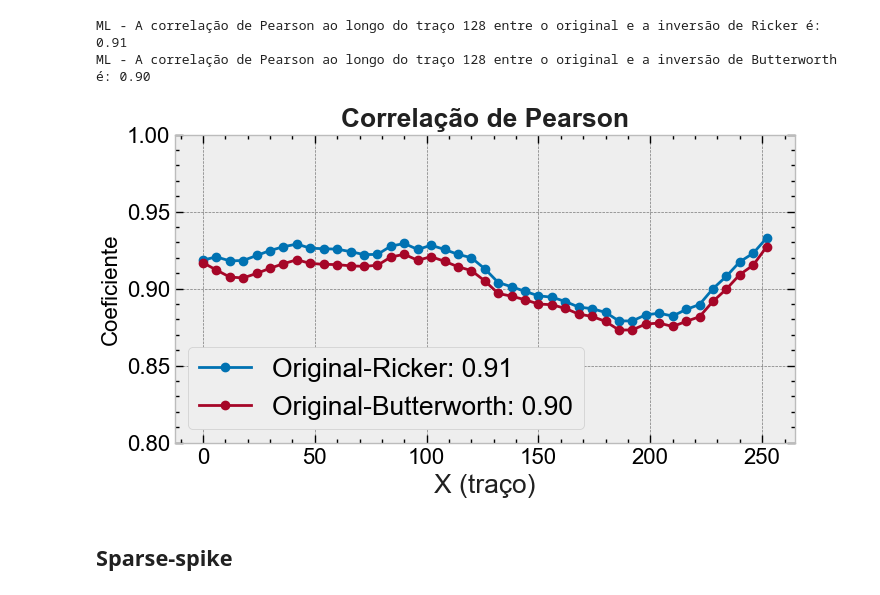
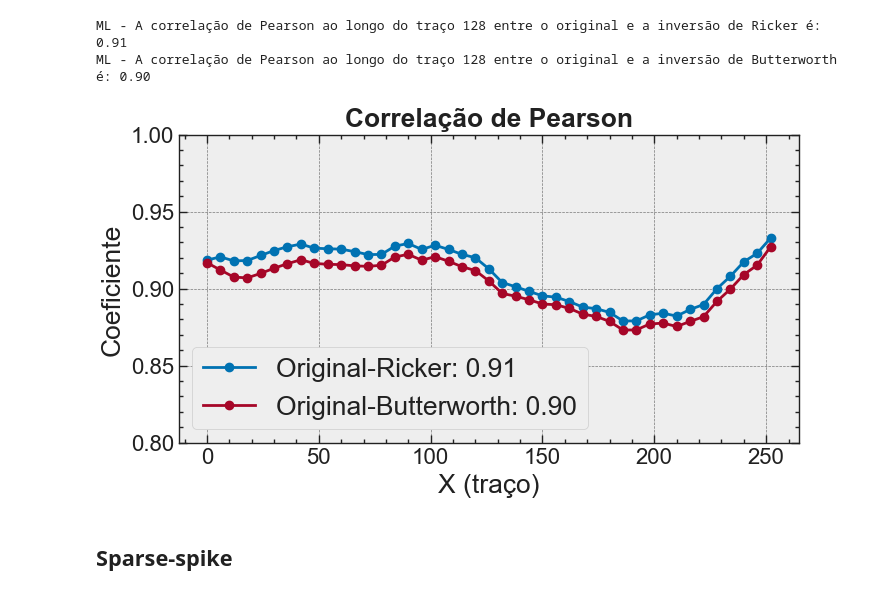
Before and after one commit to albano-a/tcc_methodology, a Jupyter notebook: stats.ipynb, the cells around one changed output. Drawn from its saved outputs; the diff is of its cells as text; code cells hidden in the pictures.

```diff
--- a/stats.ipynb
+++ b/stats.ipynb
@@ -27,6 +27,20 @@ FONT_SIZE = 19
 LABEL_SIZE = 16
 VMIN = 6000
 VMAX = 17000
+
+plt.rcParams.update(
+    {
+        "axes.labelsize": LABEL_SIZE,
+        "axes.titlesize": FONT_SIZE,
+        "xtick.labelsize": LABEL_SIZE,
+        "ytick.labelsize": LABEL_SIZE,
+        "text.color": TEXT_COLOR,
+        "axes.labelcolor": TEXT_COLOR,
+        "axes.edgecolor": TEXT_COLOR,
+        "xtick.color": TEXT_COLOR,
+        "ytick.color": TEXT_COLOR,
+    }
+)
 # %%
 imp_30hz = np.load("Uncompressed/impedance_30hz.npy")
 imp_back = np.load("Uncompressed/impedance_background.npy")
@@ -330,36 +412,36 @@ plt.figure(figsize=(8, 4))
 plt.plot(
     values,
     ml_correlation_or,
     "o-",
     label=f"Original-Ricker: {np.mean(ml_correlation_or):.2f}",
     lw=2,
     color=PRIMARY,
 )
 plt.plot(
     values,
     ml_correlation_ob,
     "o-",
     label=f"Original-Butterworth: {np.mean(ml_correlation_ob):.2f}",
     lw=2,
     color=SECONDARY,
 )
 
 
 plt.title(
     "Correlação de Pearson", fontsize=FONT_SIZE, fontweight="bold", color=TEXT_COLOR
 )
 
 
 plt.legend(loc="lower left", fontsize=FONT_SIZE)
 plt.ylim(0.8, 1.00)
 plt.tick_params(axis="both", labelsize=LABEL_SIZE)
-plt.ylabel("Coeficiente")
+plt.ylabel("Coeficiente", fontsize=FONT_SIZE, color=TEXT_COLOR)
 plt.xlabel("X (traço)", fontsize=FONT_SIZE, color=TEXT_COLOR)
 
-#plt.savefig("simposio_figs/correlacao_pearson.png", dpi=300, bbox_inches="tight")
+# plt.savefig("simposio_figs/correlacao_pearson.png", dpi=300, bbox_inches="tight")
 plt.show()
 # %% [output]
-[figure, old version]
+[figure, new version]
 # %% [markdown]
 ## Sparse-spike
 # %%
```
Also changed, not shown: parts of 26 cells of this notebook, 2 other files.
